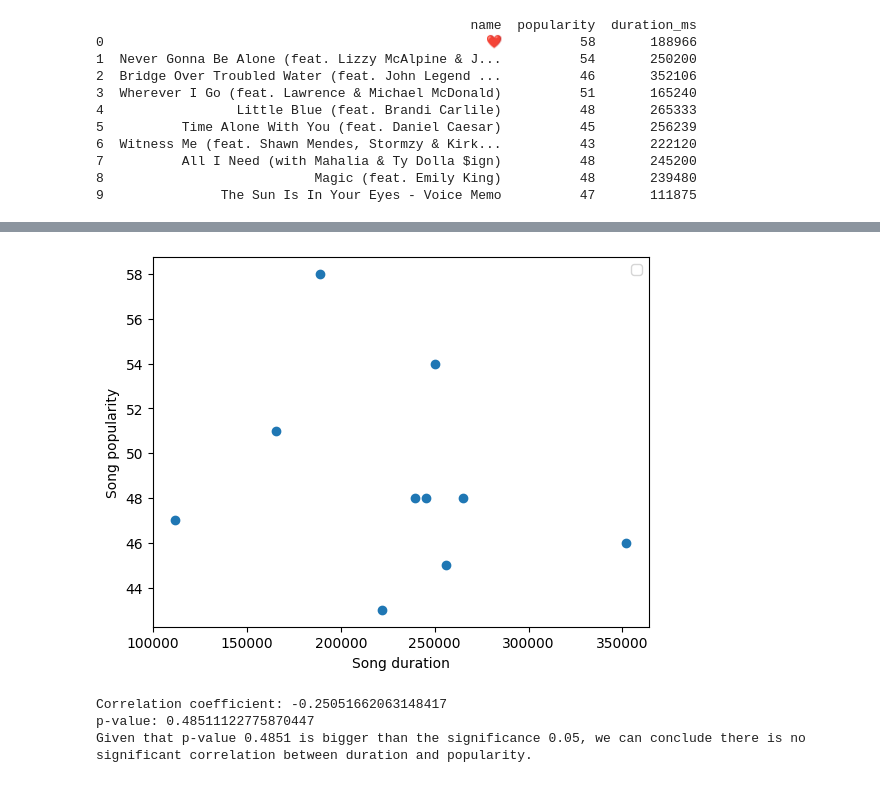
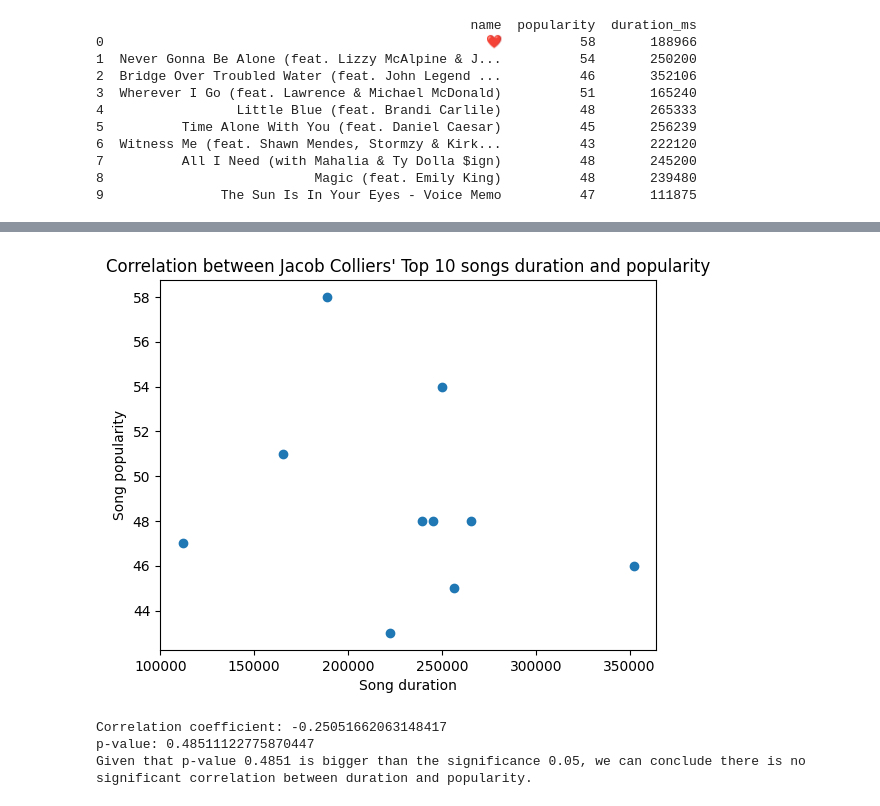
Before and after one commit to 4GeeksAcademy/interacting-with-api-python-project-tutorialDianaM, a Jupyter notebook: src/explore.ipynb, the cells around one changed output, grey strips where cells are left out. Drawn from its saved outputs; the diff is of its cells as text; code cells hidden in the pictures.

```diff
--- a/src/explore.ipynb
+++ b/src/explore.ipynb
@@ -116,24 +116,24 @@ df_tracks.head(3)
 # %%
 # Step 7: Analyze statistical relationship (scatter plot)
 # Analyze potential relationship between duration and popularity by plotting a scatter plot and argue your answer
 
 import scipy.stats as stats
 import numpy as np
 import pandas as pd
 import scipy.stats as stats
 import matplotlib.pyplot as plt
 
 df_tracks.sort_values("popularity", ascending=False)
 duration = df_tracks["duration_ms"]
 popularity = df_tracks["popularity"]
 
 plt.scatter(duration, popularity)
 plt.xlabel("Song duration")
 plt.ylabel("Song popularity")
-plt.legend()
+plt.title("Correlation between Jacob Colliers' Top 10 songs duration and popularity")
 plt.show()
 # %% [output]
-[figure, old version]
+[figure, new version]
 # %%
 # Step 7: Analyze statistical relationship (Hypotesis testing via Pearsons correlation)
 
```
